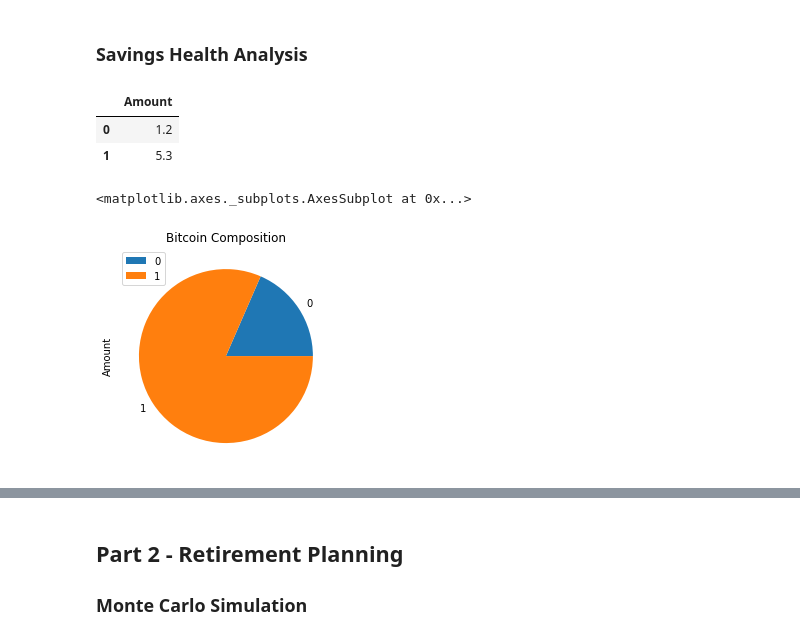
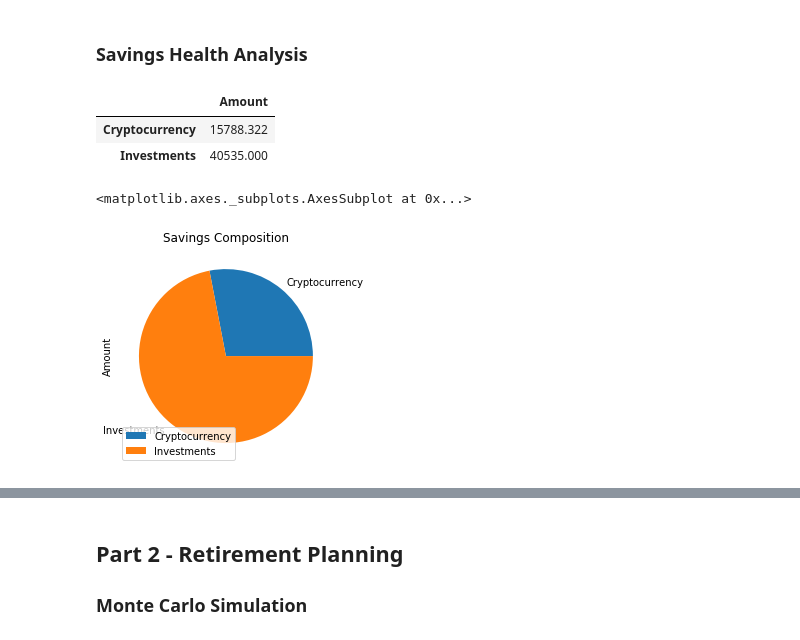
Before and after one commit to AnnSweetNanners/api-homework, a Jupyter notebook: 05-APIs/Instructions/Starter_Code/financial-planner.ipynb, the cells around one changed output, grey strips where cells are left out. Cells and saved outputs as stored; diff of their text form; code cells hidden in the pictures.

Commit message:
Corrected pie chart

```diff
--- a/05-APIs/Instructions/Starter_Code/financial-planner.ipynb
+++ b/05-APIs/Instructions/Starter_Code/financial-planner.ipynb
@@ -152,10 +152,10 @@ The current value of your 200 AGG shares is $23674.00
 # YOUR CODE HERE!
 df_savings=pd.DataFrame()
 savings_crypto={
-    'Amount':[my_btc,my_eth],
+    'Amount':[(my_btc_value+my_eth_value), (my_spy_value+my_agg_value)],
 }
 
-df_savings=pd.DataFrame(savings_crypto)
+df_savings=pd.DataFrame(savings_crypto, index=['Cryptocurrency','Investments'])
 # # df_savings=df_savings.set_index(['BTC','ETH'])
 # df_savings.rename(index={0: "BTC", 1: "ETH"})
 # df_savings.rename({0: "BTC", 1:"ETH"}, axis='index')
@@ -164,15 +164,15 @@ df_savings=pd.DataFrame(savings_crypto)
 display(df_savings)
 # %% [output]
 |  | Amount |
-| 0 | 1.2 |
-| 1 | 5.3 |
+| Cryptocurrency | 15788.322 |
+| Investments | 40535.000 |
 # %%
 # Plot savings pie chart
 # YOUR CODE HERE!
-df_savings.plot.pie(y='Amount', title="Bitcoin Composition")
+df_savings.plot.pie(y='Amount', title="Savings Composition")
 # %% [output]
 <matplotlib.axes._subplots.AxesSubplot at 0x...>
-[figure, old version]
+[figure, new version]
 # %%
 # Set ideal emergency fund
 emergency_fund = monthly_household_income * 3
```
Also changed, not shown: parts of 22 cells of this notebook.
